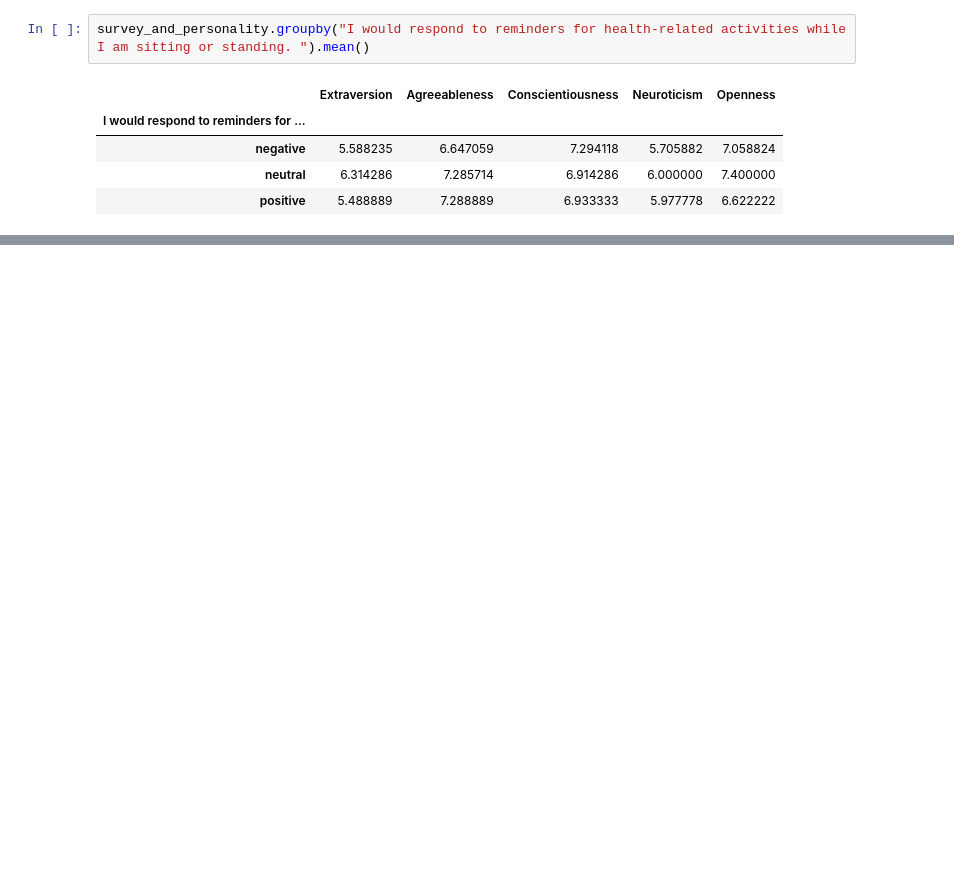
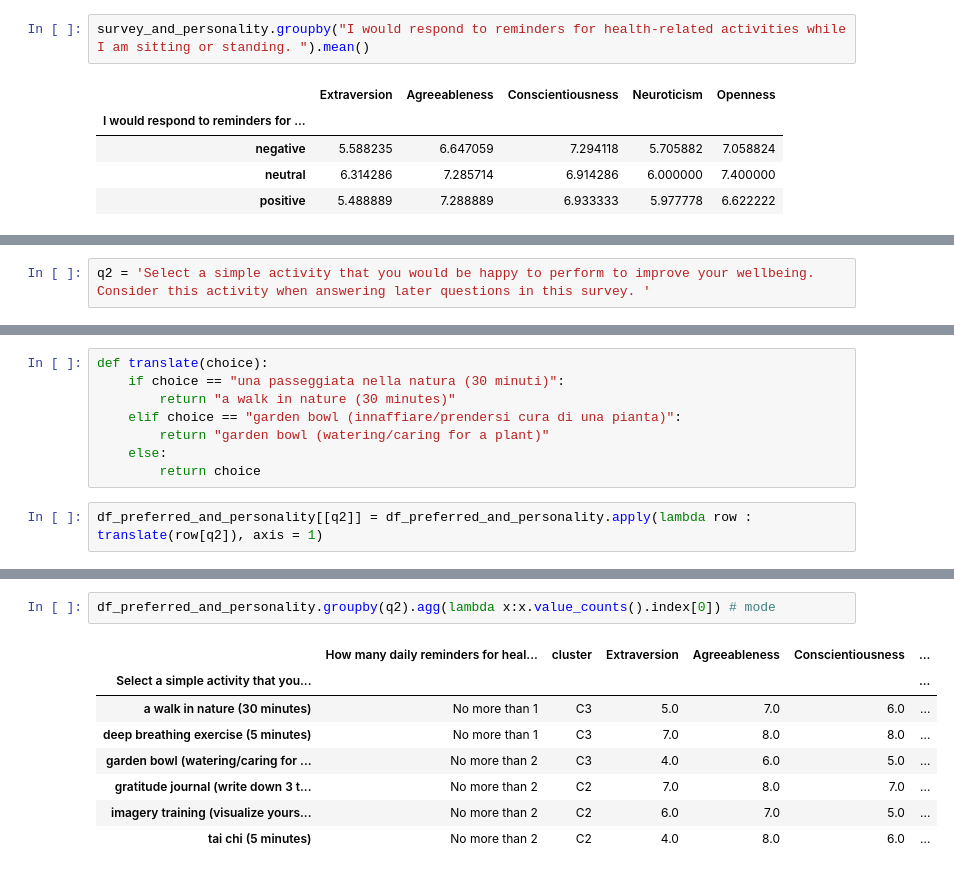
Before and after one commit to mikolaj-sienkiewicz/capable-rl4vc, a Jupyter notebook: survey/responcse_clustering.ipynb, the cells around one changed output, grey strips where cells are left out. Drawn from its saved outputs; the diff is of its cells as text; blank space fills up the shorter version.

```diff
--- a/survey/responcse_clustering.ipynb
+++ b/survey/responcse_clustering.ipynb
@@ -483,0 +491,2 @@ survey_and_personality.groupby("I feel stressed when I do not complete my daily
+# %%
+q2 = 'Select a simple activity that you would be happy to perform to improve your wellbeing.  Consider this activity when answering later questions in this survey. '
@@ -483,0 +495,10 @@ survey_and_personality.groupby("I feel stressed when I do not complete my daily
+# %%
+def translate(choice):
+    if choice == "una passeggiata nella natura (30 minuti)":
+        return "a walk in nature (30 minutes)"
+    elif choice == "garden bowl (innaffiare/prendersi cura di una pianta)":
+        return "garden bowl (watering/caring for a plant)"
+    else:
+        return choice
+# %%
+df_preferred_and_personality[[q2]] = df_preferred_and_personality.apply(lambda row : translate(row[q2]), axis = 1)
@@ -483,0 +516,11 @@ survey_and_personality.groupby("I feel stressed when I do not complete my daily
+# %%
+df_preferred_and_personality.groupby(q2).agg(lambda x:x.value_counts().index[0]) # mode
+# %% [output]
+|  | How many daily reminders for heal... | cluster | Extraversion | Agreeableness | Conscientiousness | ... |
+| Select a simple activity that you... |  |  |  |  |  | ... |
+| a walk in nature (30 minutes) | No more than 1 | C3 | 5.0 | 7.0 | 6.0 | ... |
+| deep breathing exercise (5 minutes) | No more than 1 | C3 | 7.0 | 8.0 | 8.0 | ... |
+| garden bowl (watering/caring for ... | No more than 2 | C3 | 4.0 | 6.0 | 5.0 | ... |
+| gratitude journal (write down 3 t... | No more than 2 | C2 | 7.0 | 8.0 | 7.0 | ... |
+| imagery training (visualize yours... | No more than 2 | C2 | 6.0 | 7.0 | 5.0 | ... |
+| tai chi (5 minutes) | No more than 2 | C2 | 4.0 | 8.0 | 6.0 | ... |
```
Also changed, not shown: parts of 22 cells of this notebook.
